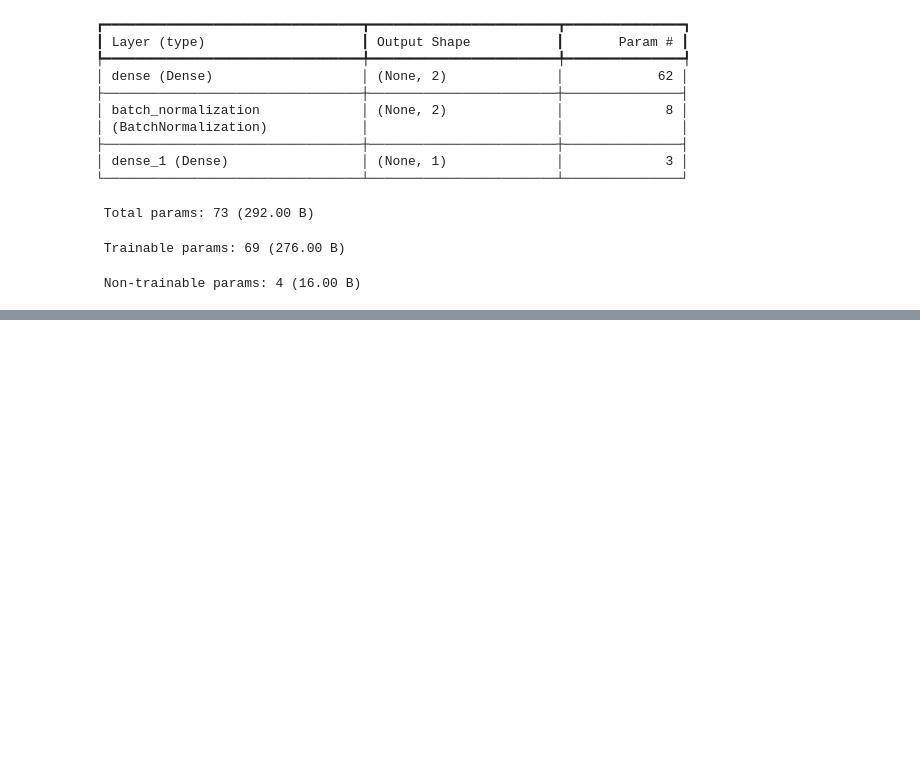
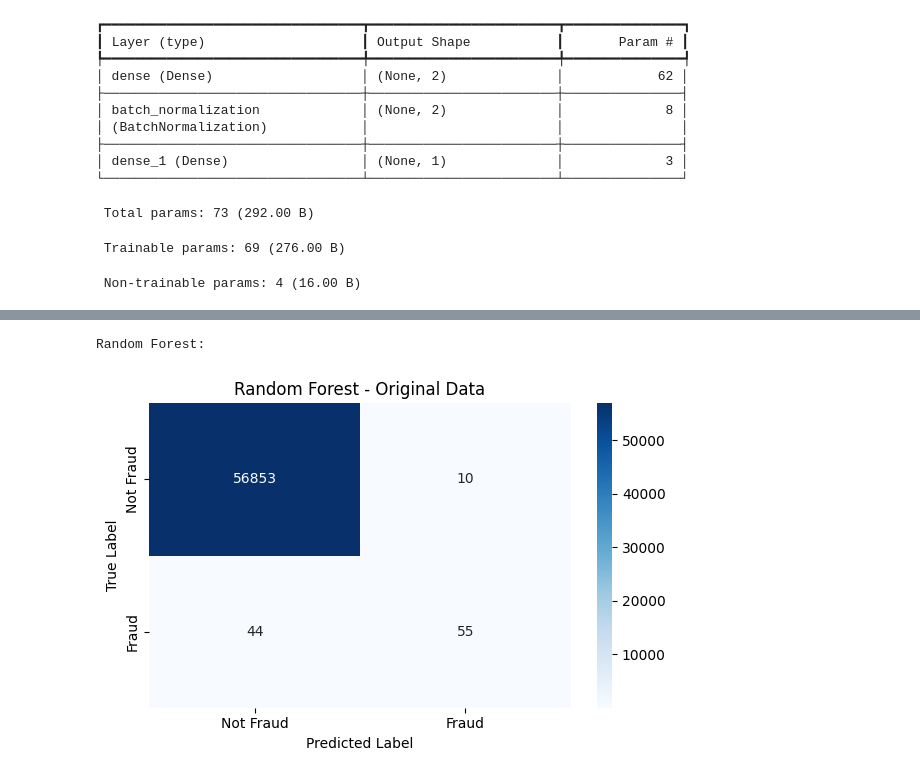
Before and after one commit to Johngomez100/Fraud-Detection, a Jupyter notebook: CreditCardFraud.ipynb, the cells around one changed output, grey strips where cells are left out. Saved outputs shown, nothing was run; the diff lists cells and outputs as text; code cells hidden in the pictures; blank space fills up the shorter version.

```diff
--- a/CreditCardFraud.ipynb
+++ b/CreditCardFraud.ipynb
@@ -398,0 +559,7 @@ weighted avg       1.00      0.98      0.99     22807
+# %%
+print("\nRandom Forest:")
+plot_confusion_matrix(y_val, rf.predict(X_val),
+                     'Random Forest - Original Data')
+# %% [output]
+Random Forest:
+[figure, added]
```
Also changed, not shown: parts of 43 cells of this notebook.
